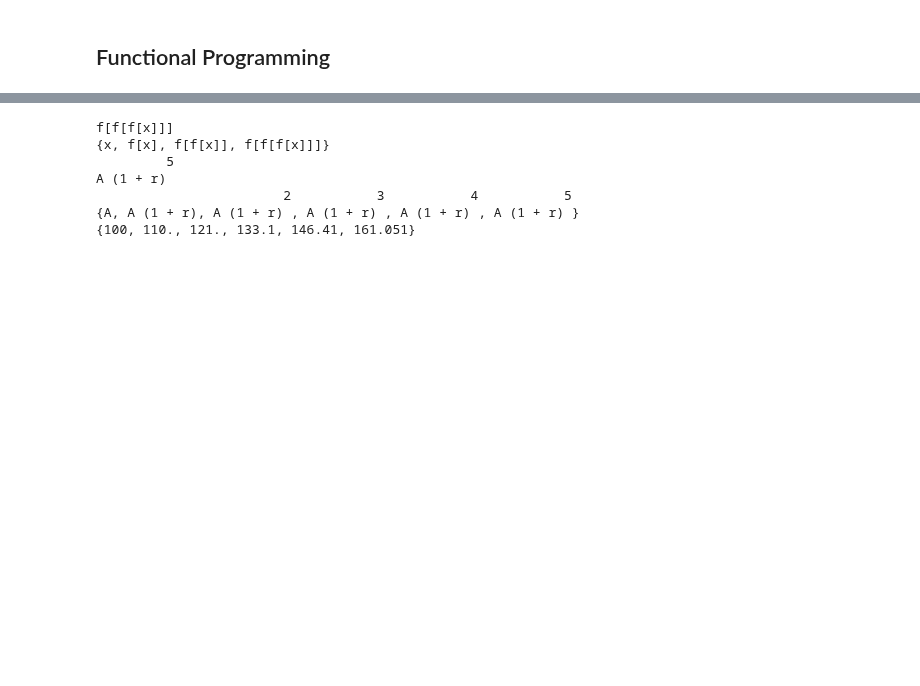
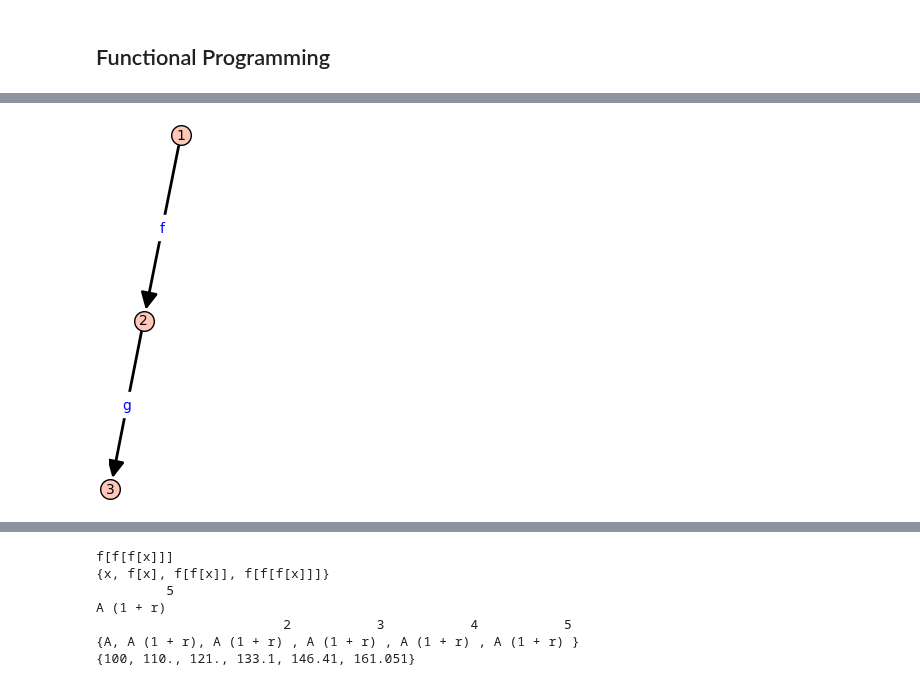
Before and after one commit to tomctang/10pe, a Jupyter notebook: 03real_world.ipynb, the cells around one changed output, grey strips where cells are left out. Cells and saved outputs as stored; diff of their text form; code cells hidden in the pictures; blank space fills up the shorter version.

```diff
--- a/03real_world.ipynb
+++ b/03real_world.ipynb
@@ -4,0 +38,7 @@
+# %%
+# This graph is not a category because there is no explicit composition
+G = DiGraph()
+G.add_edges([(1, 2, "f"), (2, 3, "g")])  # Missing (1, 3, "g∘f")
+G.show(edge_labels=True)
+# %% [output]
+[figure, added]
```
Also changed, not shown: parts of 8 cells of this notebook, 13 other files.
